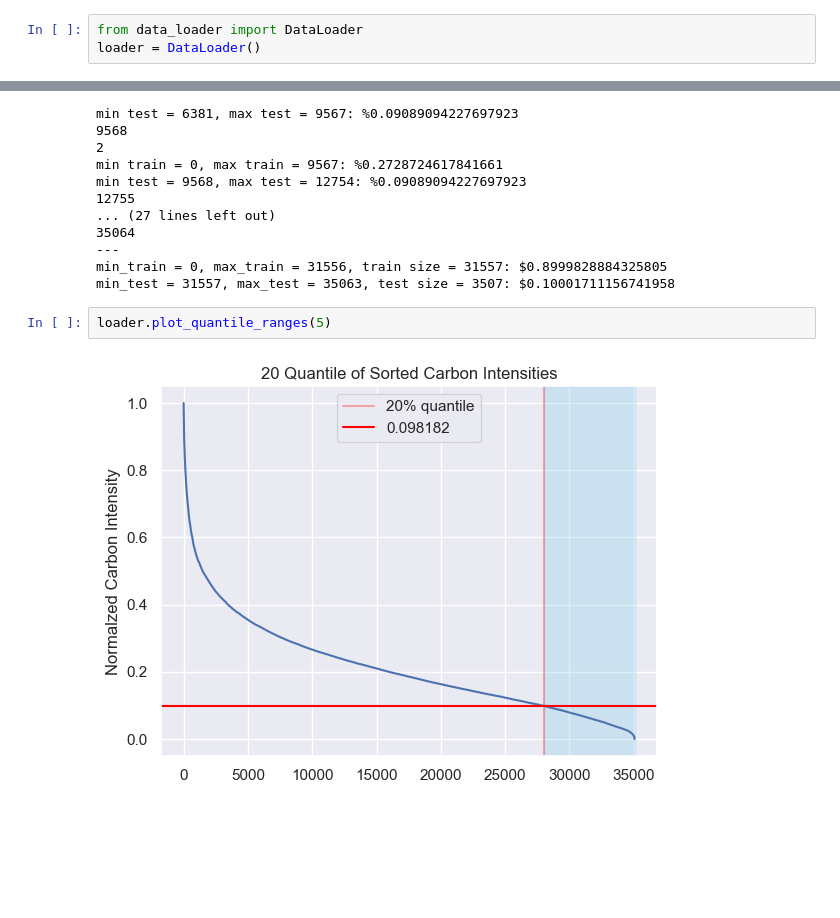
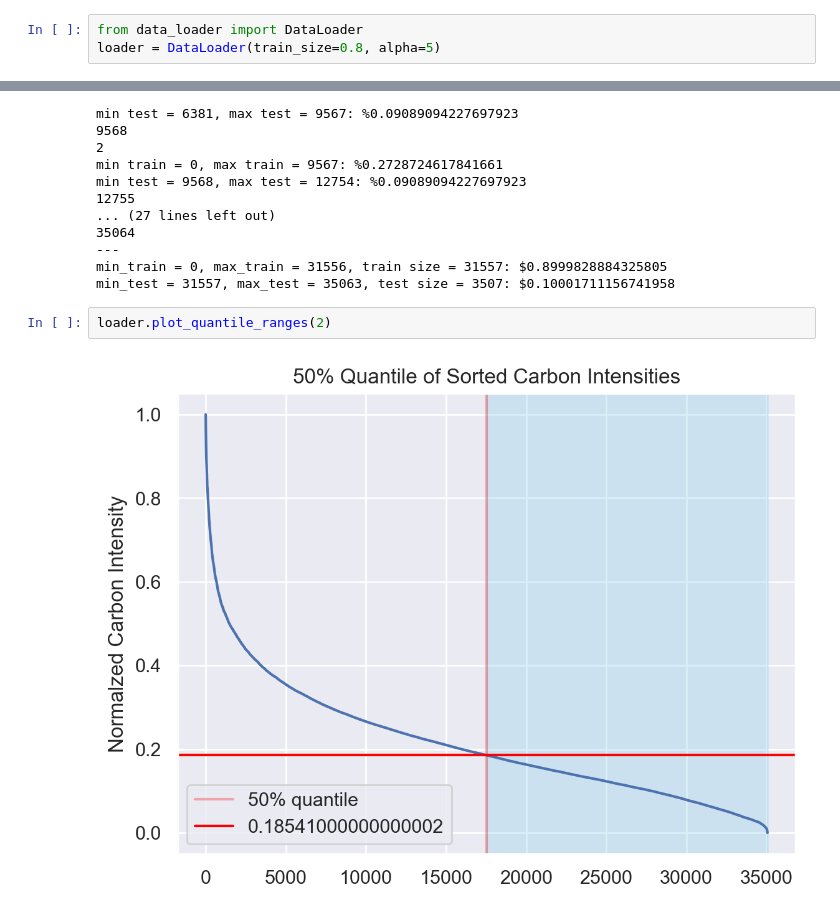
Before and after one commit to justinband/masters-thesis, a Jupyter notebook: datasets/data_analysis.ipynb, the cells around one changed output, grey strips where cells are left out. Saved outputs shown, nothing was run; the diff lists cells and outputs as text; blank space fills up the shorter version.

Commit message:
Add plots for data analysis

```diff
--- a/datasets/data_analysis.ipynb
+++ b/datasets/data_analysis.ipynb
@@ -13,6 +16,6 @@ import math
 # %%
 from data_loader import DataLoader
-loader = DataLoader()
+loader = DataLoader(train_size=0.8, alpha=5)
 # %%
 loader.plot_hist()
 # %% [output]
@@ -90,6 +93,6 @@ min test = 9568, max test = 12754: %0.09089094227697923
 min_train = 0, max_train = 31556, train size = 31557: $0.8999828884325805
 min_test = 31557, max_test = 35063, test size = 3507: $0.10001711156741958
 # %%
-loader.plot_quantile_ranges(5)
+loader.plot_quantile_ranges(2)
 # %% [output]
-[figure, old version]
+[figure, new version]
```
Also changed, not shown: parts of 23 cells of this notebook, 1 other file.
